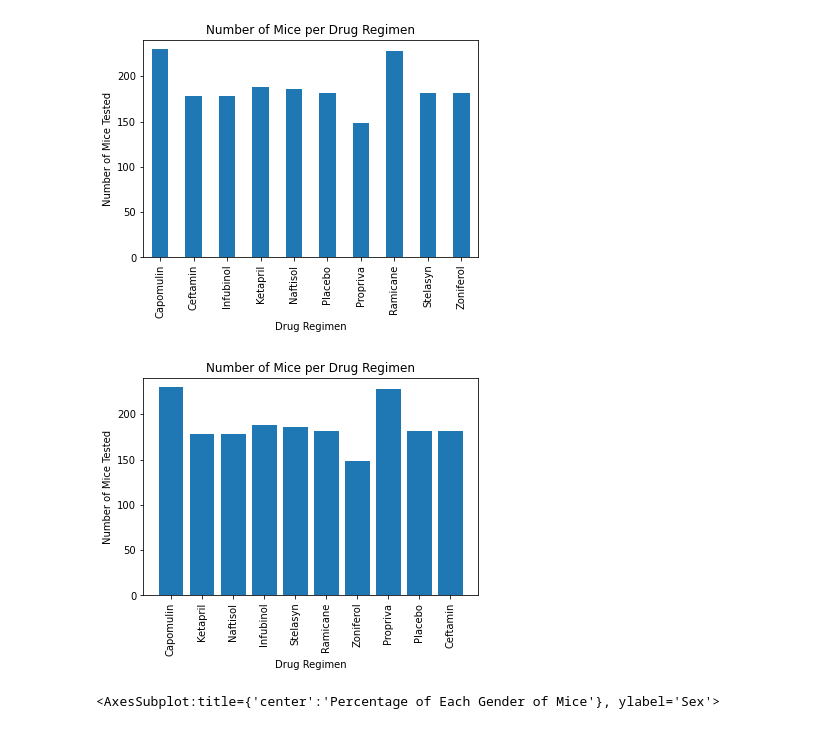
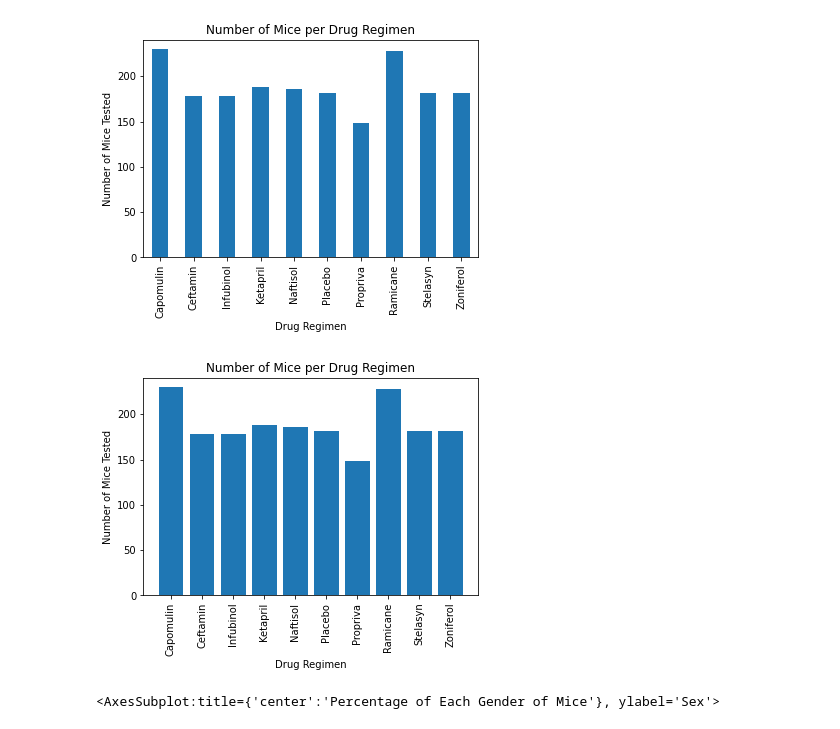
Before and after one commit to colebarnes7/matplotlib-challenge, a Jupyter notebook: Pymaceuticals/main.ipynb, the cells around one changed output. Cells and saved outputs as stored; diff of their text form; code cells hidden in the pictures.

```diff
--- a/Pymaceuticals/main.ipynb
+++ b/Pymaceuticals/main.ipynb
@@ -154,19 +162,20 @@ timepoints.plot(kind="bar", title="Number of Mice per Drug Regimen", ylabel="Num
 <AxesSubplot:title={'center':'Number of Mice per Drug Regimen'}, xlabel='Drug Regimen', ylabel='Number of Mice Tested'>
 [figure]
 # %%
-# Pulls the name of the drugs into an array
+# Pulls the name of the drugs into an array and sorts them into alphabetical order
 x_axis = cleanedmouse["Drug Regimen"].unique()
+x_axis.sort()
 
 # Plots the number of mice in each drug regimen using pyplot
 plt.bar(x_axis, timepoints)
 plt.xlabel("Drug Regimen")
 plt.ylabel("Number of Mice Tested")
 plt.title("Number of Mice per Drug Regimen")
 plt.xticks(rotation=90)
 plt.ylim(0, max(timepoints)+10)
 plt.show()
 # %% [output]
-[figure, old version]
+[figure, new version]
 # %%
 # Creates a series of data counting the number of male and female mice
 micegender = cleanedmouse["Sex"].value_counts()
```
Also changed, not shown: parts of 4 cells of this notebook, 1 other file.
